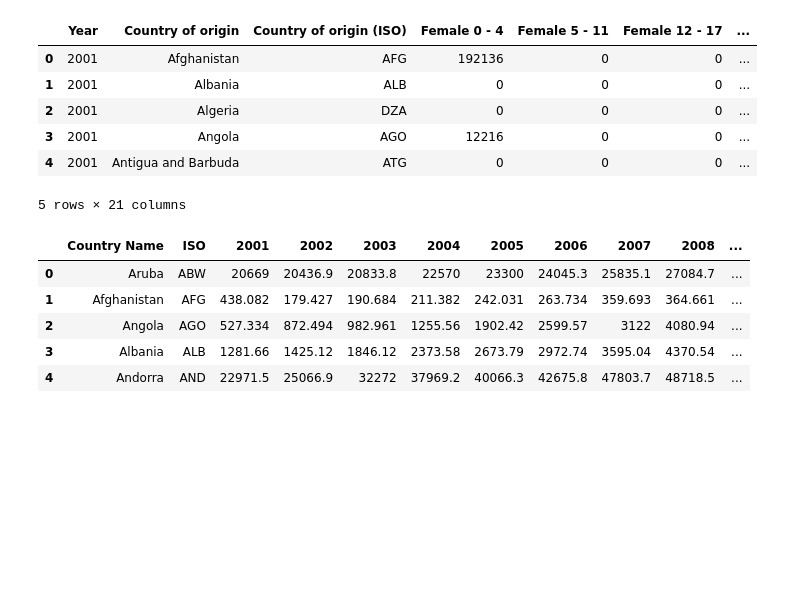
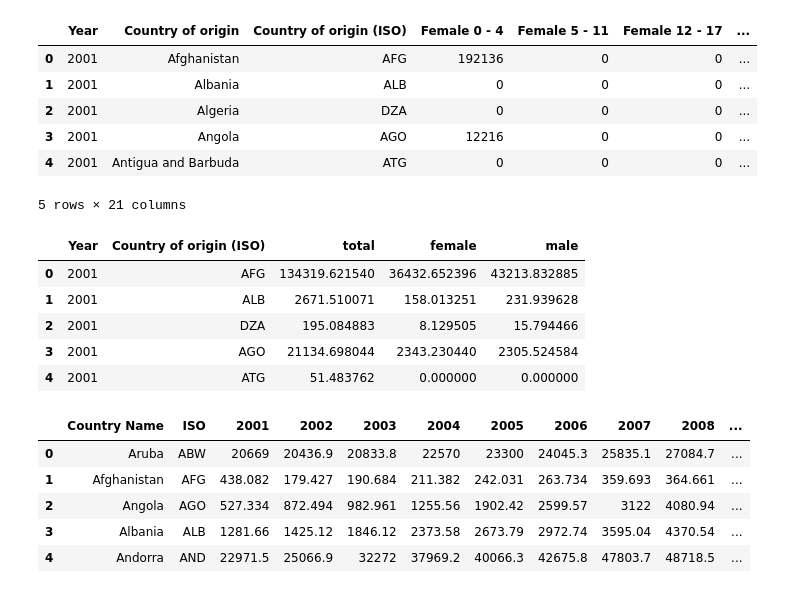
Before and after one commit to yjbae99/orie3120project, a Jupyter notebook: Methods/Untitled.ipynb, the cells around one changed output. Cells and saved outputs as stored; diff of their text form; code cells hidden in the pictures; blank space fills up the shorter version.

```diff
--- a/Methods/Untitled.ipynb
+++ b/Methods/Untitled.ipynb
@@ -53,6 +53,15 @@ demo_scaled.head()
 5 rows × 21 columns
 # %%
 df2= demo_scaled[['Year', 'Country of origin (ISO)', 'total','female','male']]
+# %%
+df.head()
+# %% [output]
+|  | Year | Country of origin (ISO) | total | female | male |
+| 0 | 2001 | AFG | 134319.621540 | 36432.652396 | 43213.832885 |
+| 1 | 2001 | ALB | 2671.510071 | 158.013251 | 231.939628 |
+| 2 | 2001 | DZA | 195.084883 | 8.129505 | 15.794466 |
+| 3 | 2001 | AGO | 21134.698044 | 2343.230440 | 2305.524584 |
+| 4 | 2001 | ATG | 51.483762 | 0.000000 | 0.000000 |
 # %%
 #GDP PER CAPITA(PPP)
 PPP = pd.read_csv('PPP.csv')
```
Also changed, not shown: parts of 9 cells of this notebook, 1 other file.
